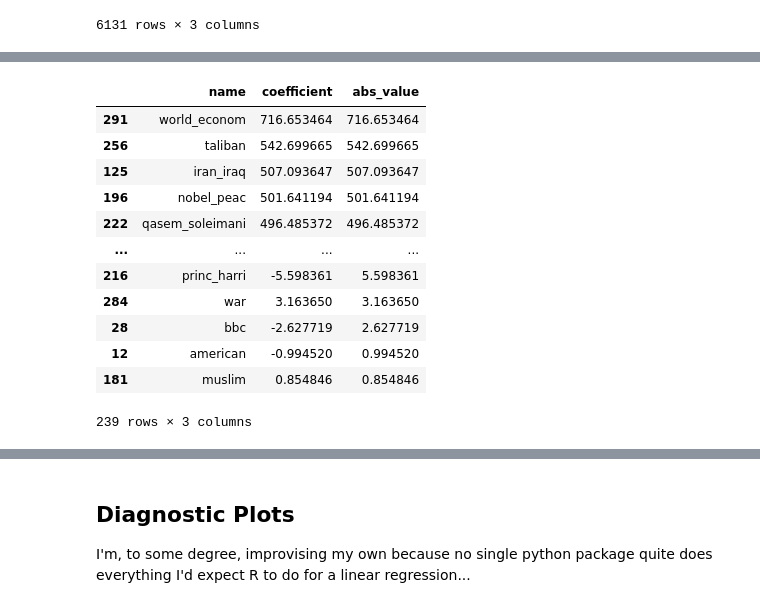
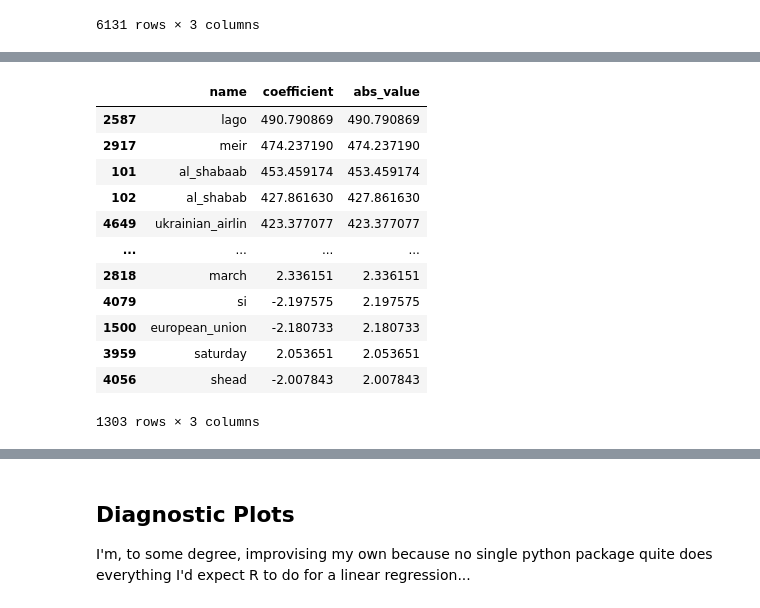
Before and after one commit to MartinChrisWood/news_crow, a Jupyter notebook: 07_ML_predict_size.ipynb, the cells around one changed output, grey strips where cells are left out. Cells and saved outputs as stored; diff of their text form; code cells hidden in the pictures.

```diff
--- a/07_ML_predict_size.ipynb
+++ b/07_ML_predict_size.ipynb
@@ -77,8 +81,8 @@ df[['cluster_size', 'tokens', 'phrased_tokens']]
 | 31392 | 584 | [faulti, mask, sent, uk, care, ho... | [faulti, mask, uk, care_home, fea... |
 6131 rows × 3 columns
 # %%
-vectorizer = TfidfVectorizer(decode_error="ignore",
-                             max_features=300)
+# vectorizer = TfidfVectorizer(decode_error="ignore", max_features=1000)
+vectorizer = CountVectorizer(decode_error="ignore", max_features=5000)
 
 # Create feature vectors
 X = vectorizer.fit_transform(df['phrased_tokens'].apply(" ".join))
@@ -96,9 +100,9 @@ X_train, X_test, y_train, y_test = train_test_split(X, y, test_size=0.33, random
 # %%
-# Define the measurements we want to make
-scoring = {'MSE': make_scorer(mean_squared_error),
-           'MAE': make_scorer(mean_absolute_error)}
+# Define the measurements we want to make (GridSearch will default to MSE)
+#scoring = {'MSE': make_scorer(mean_squared_error),
+#           'MAE': make_scorer(mean_absolute_error)}
 
-parameters = {'alpha':[0.1, 0.5, 1.0, 2.0, 3.0],
+parameters = {'alpha':[0.01, 0.03, 0.05, 0.07, 0.1, 0.5, 1.0, 2.0],
               'l1_ratio': [0.0, 0.5, 1.0]}
 
 model = ElasticNet()
@@ -176,18 +176,18 @@ coef_table
 # %%
 # How many features ultimately selected?
 # (they're regularised to NEAR zero, so need a tolerance)
-coef_table[coef_table['abs_value'] >= 0.0001]
+coef_table[coef_table['abs_value'] >= 2.0]
 # %% [output]
 |  | name | coefficient | abs_value |
-| 291 | world_econom | 716.653464 | 716.653464 |
-| 256 | taliban | 542.699665 | 542.699665 |
-| 125 | iran_iraq | 507.093647 | 507.093647 |
-| 196 | nobel_peac | 501.641194 | 501.641194 |
-| 222 | qasem_soleimani | 496.485372 | 496.485372 |
+| 2587 | lago | 490.790869 | 490.790869 |
+| 2917 | meir | 474.237190 | 474.237190 |
+| 101 | al_shabaab | 453.459174 | 453.459174 |
+| 102 | al_shabab | 427.861630 | 427.861630 |
+| 4649 | ukrainian_airlin | 423.377077 | 423.377077 |
 | ... | ... | ... | ... |
-| 216 | princ_harri | -5.598361 | 5.598361 |
-| 284 | war | 3.163650 | 3.163650 |
-| 28 | bbc | -2.627719 | 2.627719 |
-| 12 | american | -0.994520 | 0.994520 |
-| 181 | muslim | 0.854846 | 0.854846 |
+| 2818 | march | 2.336151 | 2.336151 |
+| 4079 | si | -2.197575 | 2.197575 |
+| 1500 | european_union | -2.180733 | 2.180733 |
+| 3959 | saturday | 2.053651 | 2.053651 |
+| 4056 | shead | -2.007843 | 2.007843 |
-239 rows × 3 columns
+1303 rows × 3 columns
```
Also changed, not shown: parts of 17 cells of this notebook.
